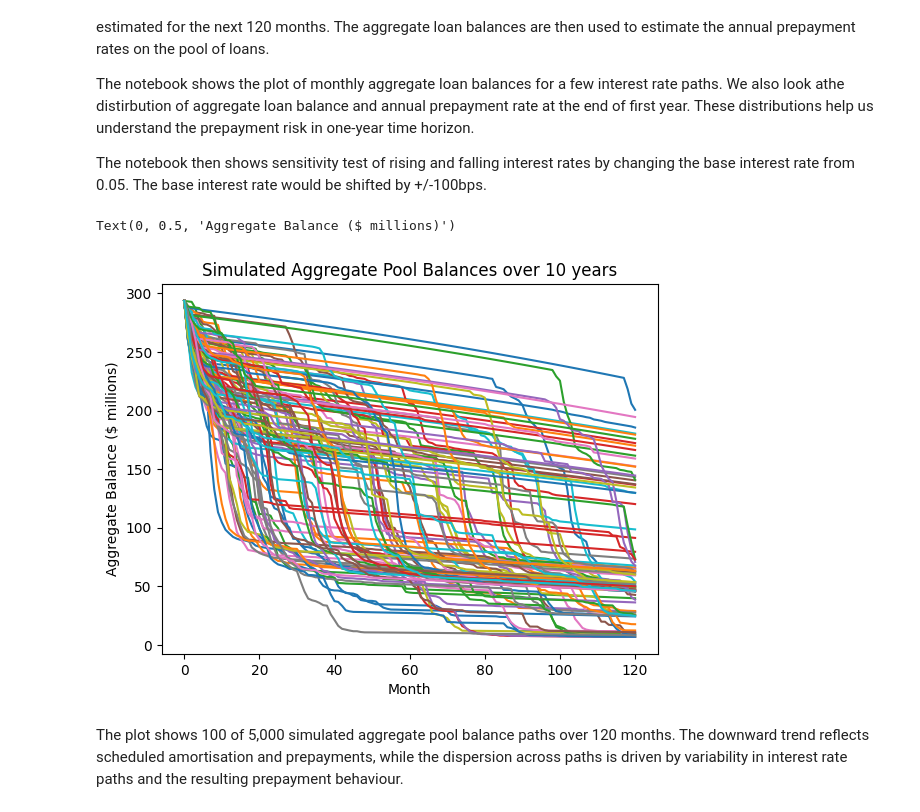
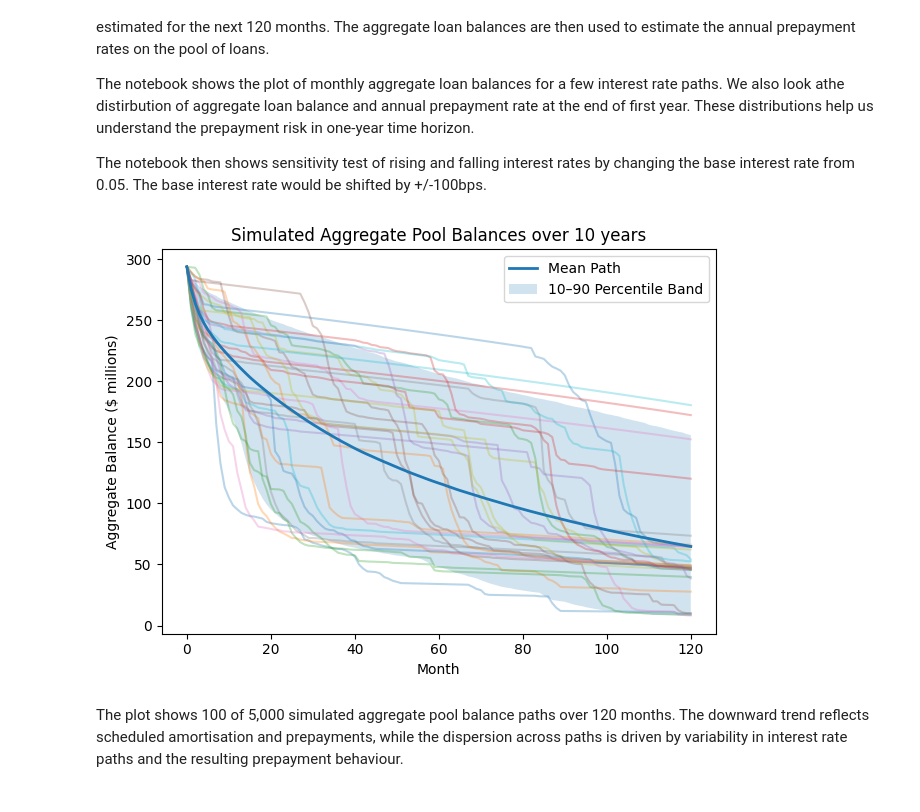
Before and after one commit to Noswal09/mortgage-prepayment-simulation, a Jupyter notebook: 04_SimulationEngine.ipynb, the cells around one changed output. Cells and saved outputs as stored; diff of their text form; code cells hidden in the pictures.

```diff
--- a/04_SimulationEngine.ipynb
+++ b/04_SimulationEngine.ipynb
@@ -116,14 +116,29 @@ def simulate_balances_prepay_rates(initial_rate,a,b,sigma,T,steps,number_of_path
 aggregate_balances, annual_prepay_rates = simulate_balances_prepay_rates(initial_rate,a,b,sigma,T,steps,number_of_paths)
 # %%
 #Plot of the simulated pool balances across 10 years
-for z in range(100):
-    plt.plot(aggregate_balances[z])
+time = np.arange(aggregate_balances.shape[1])
+
+#Compute statistics
+mean_path = np.mean(aggregate_balances, axis=0)
+p10 = np.percentile(aggregate_balances, 10, axis=0)
+p90 = np.percentile(aggregate_balances, 90, axis=0)
+
+# Plot sample paths
+for i in range(30):
+    plt.plot(time, aggregate_balances[i], alpha=0.3)
+# Mean path (bold)
+plt.plot(time, mean_path, linewidth=2, label='Mean Path')
+# Shaded percentile band
+plt.fill_between(time, p10, p90, alpha=0.2, label='10–90 Percentile Band')
 plt.title('Simulated Aggregate Pool Balances over 10 years')
 plt.xlabel('Month')
 plt.ylabel('Aggregate Balance ($ millions)')
+plt.legend()
+plt.tight_layout()
+plt.savefig("images/pool_balance_paths.png", dpi=300, bbox_inches='tight')
+plt.show()
 # %% [output]
-Text(0, 0.5, 'Aggregate Balance ($ millions)')
-[figure, old version]
+[figure, new version]
 # %% [markdown]
 The plot shows 100 of 5,000 simulated aggregate pool balance paths over 120 months. The downward trend reflects scheduled amortisation and prepayments, while the dispersion across paths is driven by variability in interest rate paths and the resulting prepayment behaviour.
 # %%
```
Also changed, not shown: parts of 1 cell of this notebook, 1 other file.
